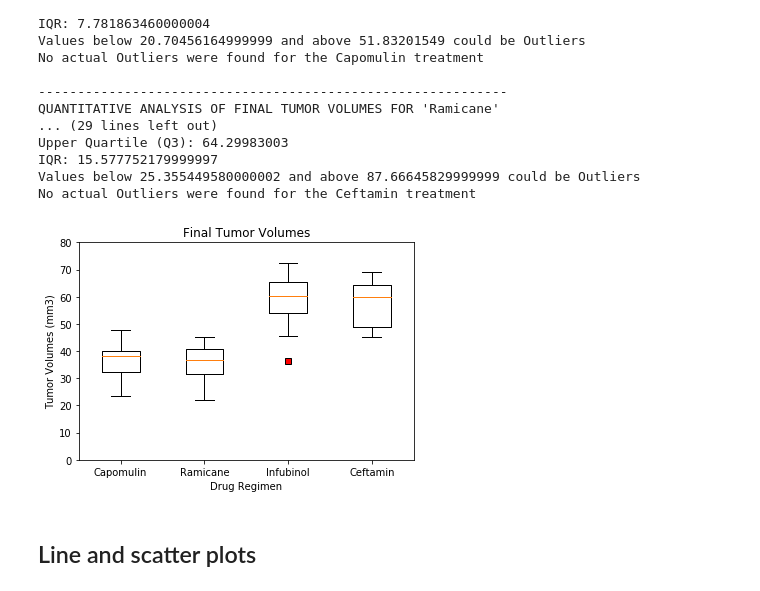
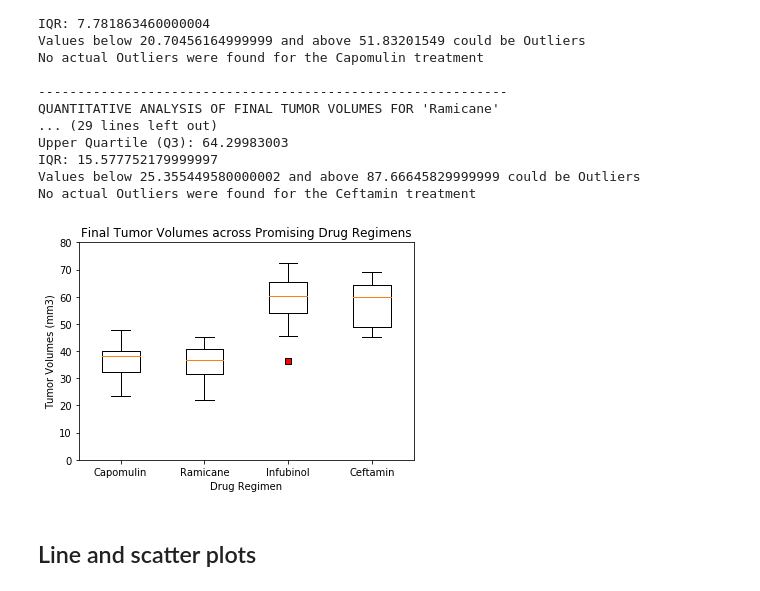
Before and after one commit to anulkar/matplotlib-challenge, a Jupyter notebook: Pymaceuticals/pymaceuticals.ipynb, the cells around one changed output. Saved outputs shown, nothing was run; the diff lists cells and outputs as text; code cells hidden in the pictures.

```diff
--- a/Pymaceuticals/pymaceuticals.ipynb
+++ b/Pymaceuticals/pymaceuticals.ipynb
@@ -203,16 +207,16 @@ No actual Outliers were found for the Ceftamin treatment
 # %%
 # Generate a box plot of the final tumor volume of each mouse across four regimens of interest
 
 box_plot_fig, box_plot_ax = plt.subplots()
-box_plot_ax.set_title('Final Tumor Volumes')
+box_plot_ax.set_title('Final Tumor Volumes across Promising Drug Regimens')
 box_plot_ax.set_ylabel('Tumor Volumes (mm3)')
 box_plot_ax.set_xlabel('Drug Regimen')
 red_square = dict(markerfacecolor='r', marker='s')
 box_plot_ax.boxplot(tumor_volumes_box_plots, labels=promising_drug_regimens, flierprops=red_square)
 box_plot_ax.set_ylim(0,80)
 plt.show()
 # %% [output]
-[figure, old version]
+[figure, new version]
 # %% [markdown]
 ## Line and scatter plots
 # %%
```
Also changed, not shown: parts of 7 cells of this notebook.
